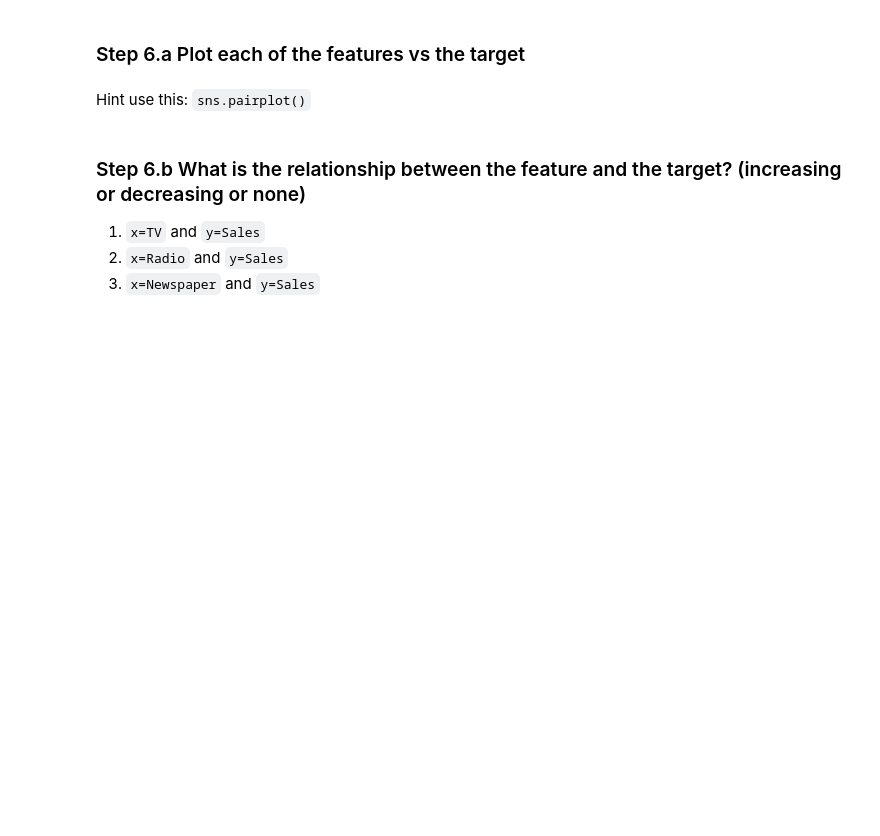
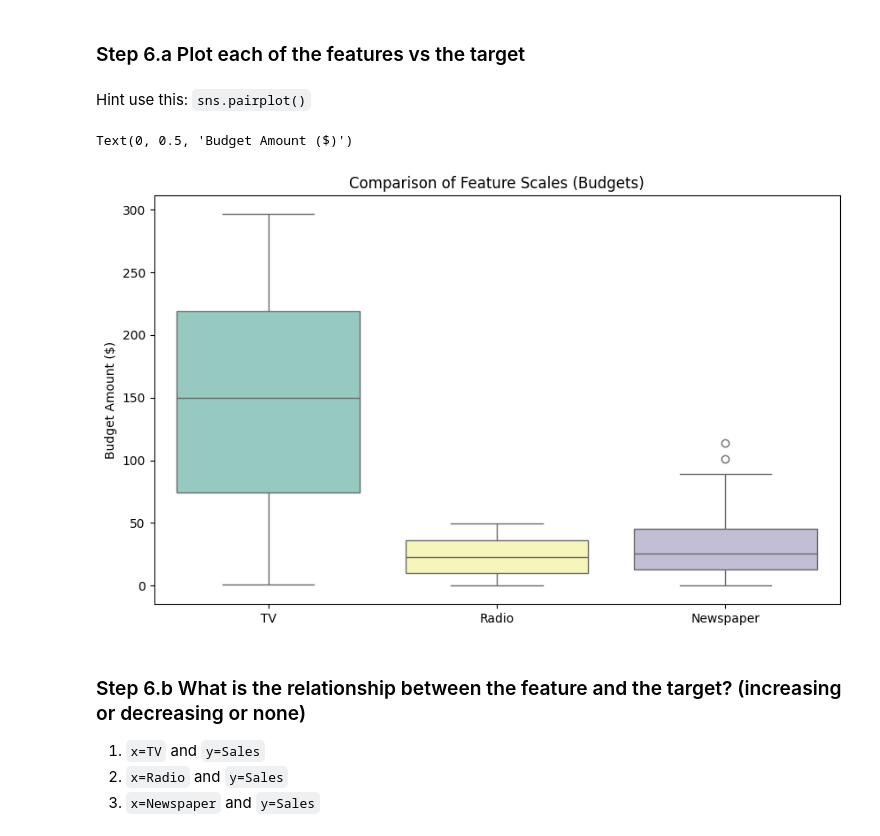
Before and after one commit to MonaMashta/AAI, a Jupyter notebook: student/ML/ex1_multi_reg.ipynb, the cells around one changed output. Cells and saved outputs as stored; diff of their text form; code cells hidden in the pictures; blank space fills up the shorter version.

```diff
--- a/student/ML/ex1_multi_reg.ipynb
+++ b/student/ML/ex1_multi_reg.ipynb
@@ -67,6 +108,15 @@ the targer is numerical because continuous measurement of money/volume.
 ### Step 6.a Plot each of the features vs the target
 # %% [markdown]
 Hint use this: `sns.pairplot()`
+# %%
+plt.figure(figsize=(10, 6))
+sns.boxplot(data=df[['TV', 'Radio', 'Newspaper']], palette="Set3")
+
+plt.title('Comparison of Feature Scales (Budgets)')
+plt.ylabel('Budget Amount ($)')
+# %% [output]
+Text(0, 0.5, 'Budget Amount ($)')
+[figure, added]
 # %% [markdown]
 ### Step 6.b What is the relationship between the feature and the target? (increasing or decreasing or none)
 
```
Also changed, not shown: parts of 9 cells of this notebook, 3 other files.
